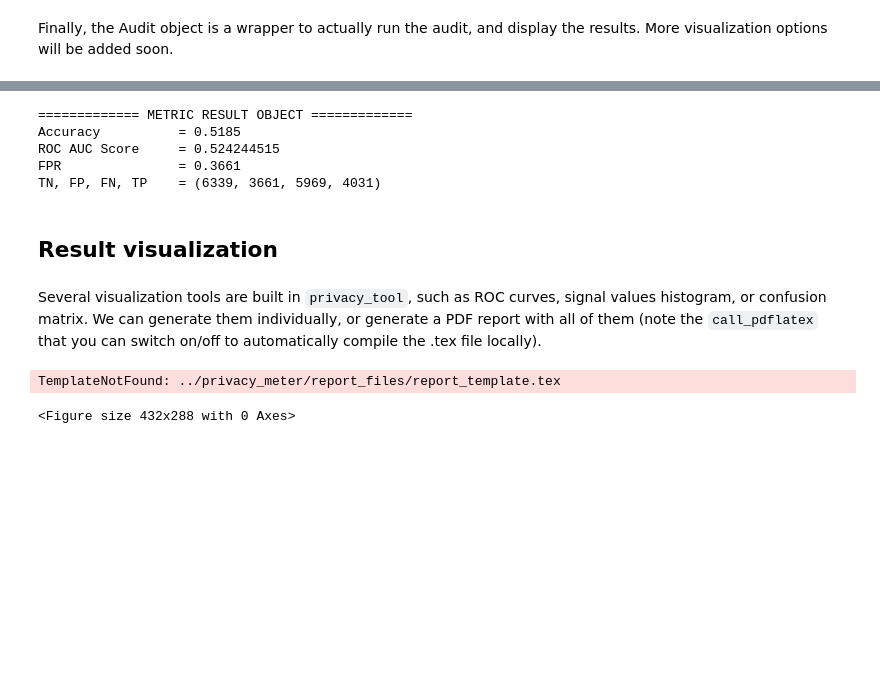
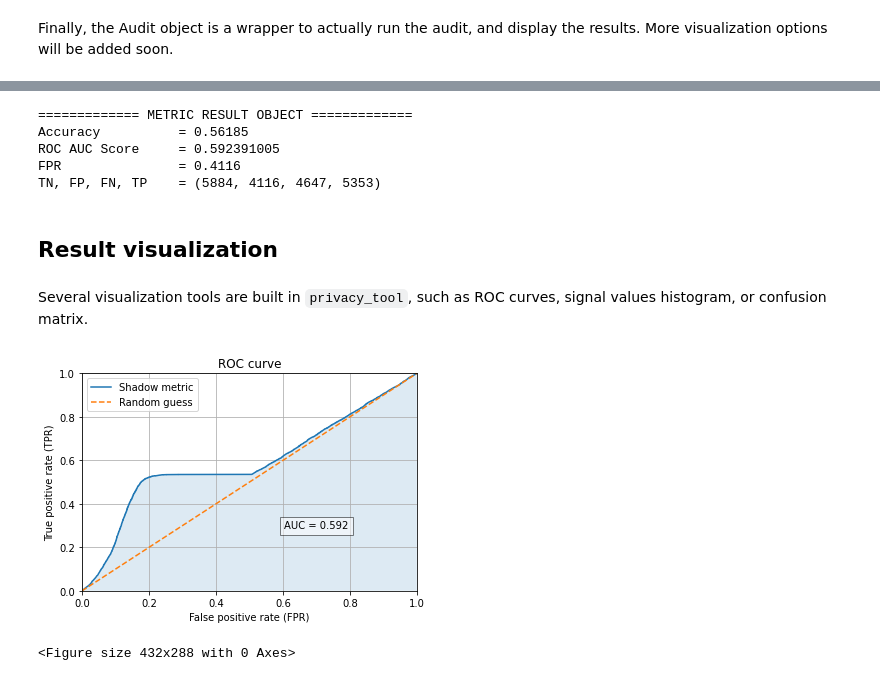
Before and after one commit to privacytrustlab/ml_privacy_meter, a Jupyter notebook: docs/shadow_metric.ipynb, the cells around one changed output, grey strips where cells are left out. Cells and saved outputs as stored; diff of their text form; code cells hidden in the pictures; blank space fills up the shorter version.

Commit message:
Added result visualization to the shadow metric tutorial

```diff
--- a/docs/shadow_metric.ipynb
+++ b/docs/shadow_metric.ipynb
@@ -48,9 +50,9 @@ np.random.seed(1234)
 # %% [markdown]
 Hyper parameters:
 # %%
-n_shadow_models = 2  # Number of shadow models to be trained
-epochs = 2          # Number of epochs for each model
-batch_size = 32      # Batch size for the trainings
+n_shadow_models = 10  # Number of shadow models to be trained
+epochs = 20           # Number of epochs for each model
+batch_size = 32       # Batch size for the trainings
 # %% [markdown]
 ## Dataset creation
 # %% [markdown]
@@ -252,24 +264,11 @@ Results are stored in: /home/victor/ml_privacy_meter/docs/log_2022-04-15_14-09-1
 print(result)
 # %% [output]
 ============= METRIC RESULT OBJECT =============
-Accuracy          = 0.5185
-ROC AUC Score     = 0.524244515
-FPR               = 0.3661
-TN, FP, FN, TP    = (6339, 3661, 5969, 4031)
+Accuracy          = 0.56185
+ROC AUC Score     = 0.592391005
+FPR               = 0.4116
+TN, FP, FN, TP    = (5884, 4116, 4647, 5353)
 # %% [markdown]
 ## Result visualization
 # %% [markdown]
-Several visualization tools are built in `privacy_tool`, such as ROC curves, signal values histogram, or confusion matrix. We can generate them individually, or generate a PDF report with all of them (note the `call_pdflatex` that you can switch on/off to automatically compile the .tex file locally).
+Several visualization tools are built in `privacy_tool`, such as ROC curves, signal values histogram, or confusion matrix.
-# %%
-import privacy_meter
-privacy_meter.audit_report.REPORT_FILES_DIR = '../privacy_meter/report_files'
-
-PDFReport.generate_report(
-    metric_results={"shadow_metric": [result]},
-    system_name="Purchase100 classifier",
-    figures_dict={"shadow_metric": ["roc_curve", "confusion_matrix", "signal_histogram"]},
-    call_pdflatex=False
-)
-# %% [output]
-TemplateNotFound: ../privacy_meter/report_files/report_template.tex
-<Figure size 432x288 with 0 Axes>
@@ -275,0 +279,5 @@ TemplateNotFound: ../privacy_meter/report_files/report_template.tex
+# %%
+ROCCurveReport.generate_report([result], show=True)
+# %% [output]
+[figure, added]
+<Figure size 432x288 with 0 Axes>
```
Also changed, not shown: parts of 7 cells of this notebook.
